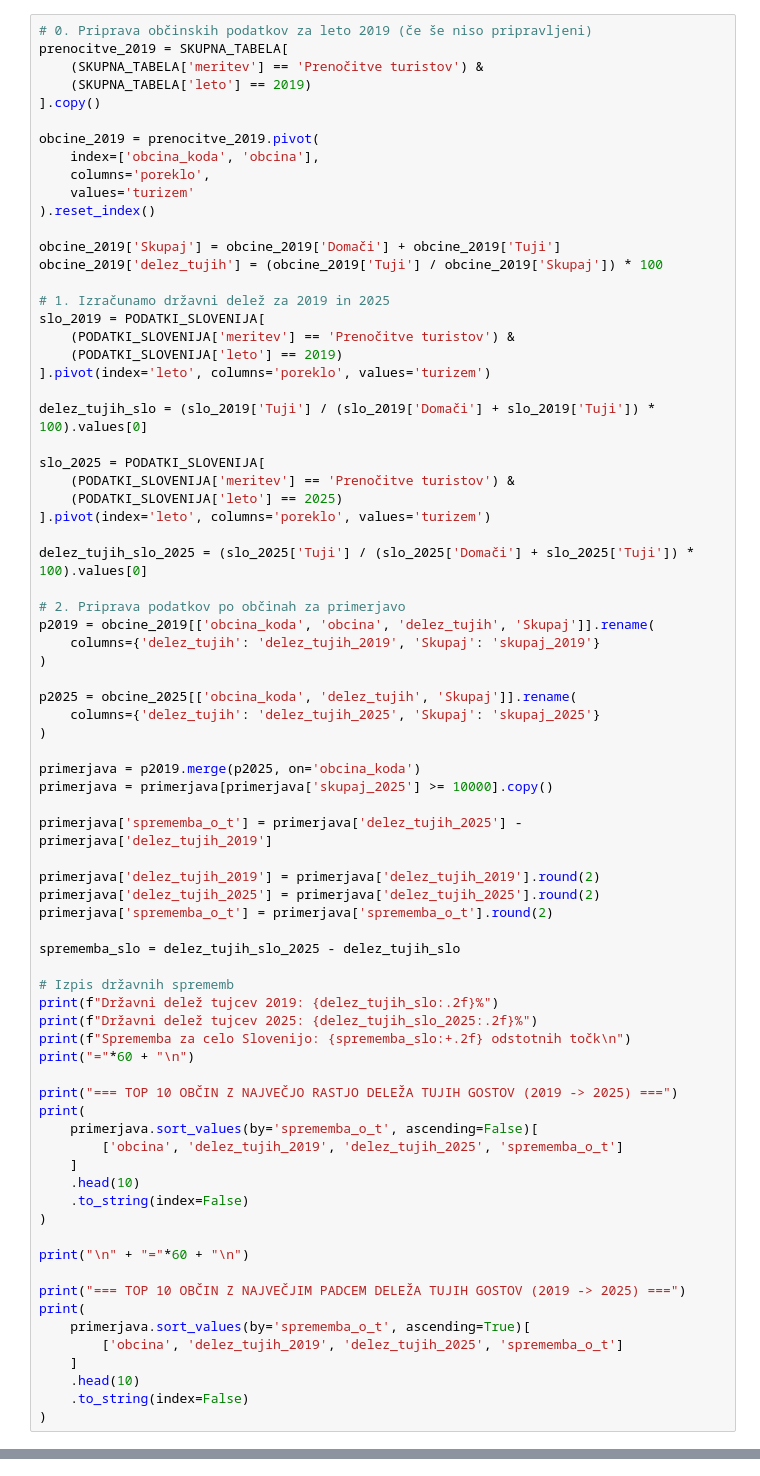
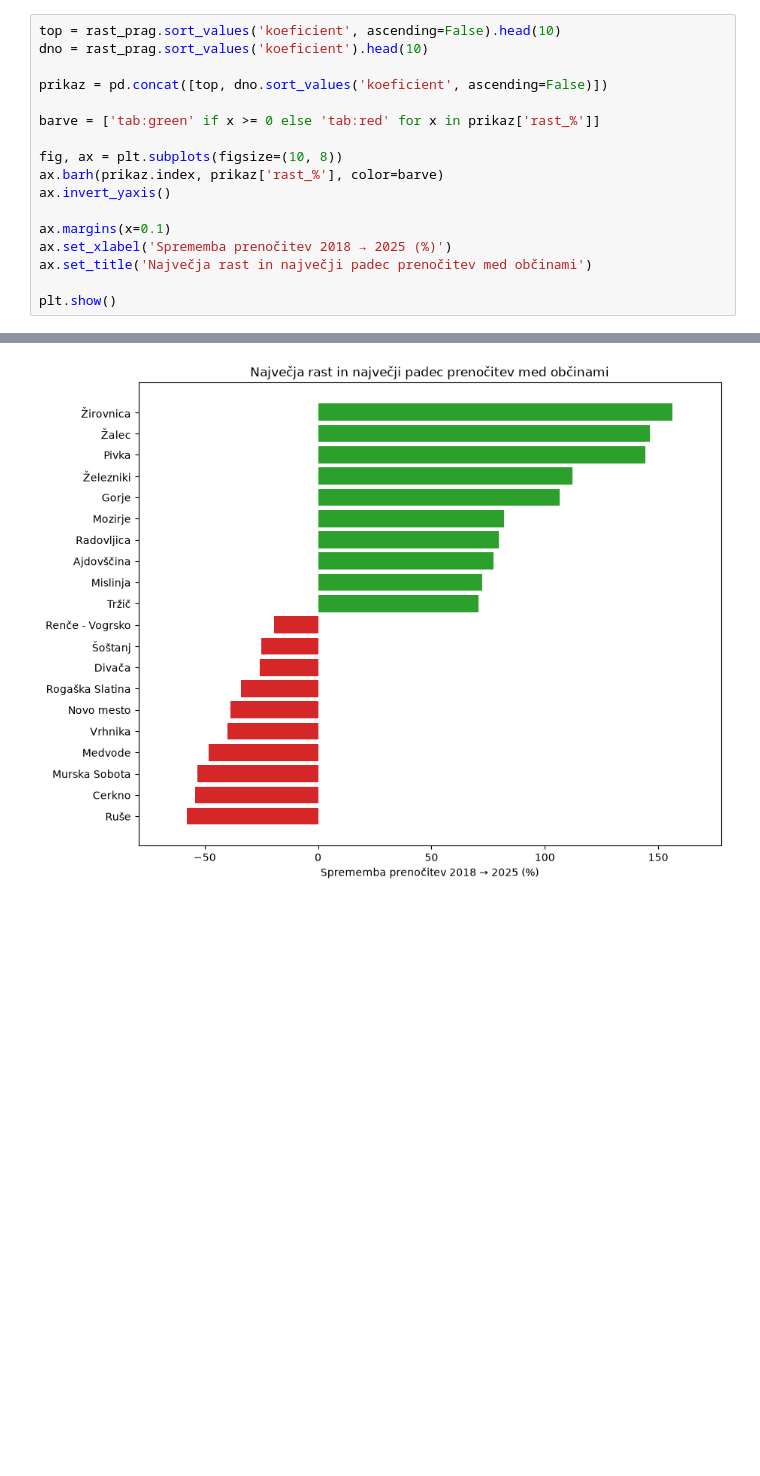
Before and after one commit to miharucigaj/Turizem, a Jupyter notebook: analiza_prihodov.ipynb, the cells around one changed output, grey strips where cells are left out. Drawn from its saved outputs; the diff is of its cells as text; blank space fills up the shorter version.

```diff
--- a/analiza_prihodov.ipynb
+++ b/analiza_prihodov.ipynb
@@ -223,77 +172,18 @@ Dolenjske Toplice 129288.0        23.30
 # %%
-# 0. Priprava občinskih podatkov za leto 2019 (če še niso pripravljeni)
-prenocitve_2019 = SKUPNA_TABELA[
-    (SKUPNA_TABELA['meritev'] == 'Prenočitve turistov') &
-    (SKUPNA_TABELA['leto'] == 2019)
-].copy()
+top = rast_prag.sort_values('koeficient', ascending=False).head(10)
+dno = rast_prag.sort_values('koeficient').head(10)
 
-obcine_2019 = prenocitve_2019.pivot(
-    index=['obcina_koda', 'obcina'],
-    columns='poreklo',
-    values='turizem'
-).reset_index()
+prikaz = pd.concat([top, dno.sort_values('koeficient', ascending=False)])
 
-obcine_2019['Skupaj'] = obcine_2019['Domači'] + obcine_2019['Tuji']
-obcine_2019['delez_tujih'] = (obcine_2019['Tuji'] / obcine_2019['Skupaj']) * 100
+barve = ['tab:green' if x >= 0 else 'tab:red' for x in prikaz['rast_%']]
 
-# 1. Izračunamo državni delež za 2019 in 2025
-slo_2019 = PODATKI_SLOVENIJA[
-    (PODATKI_SLOVENIJA['meritev'] == 'Prenočitve turistov') &
-    (PODATKI_SLOVENIJA['leto'] == 2019)
-].pivot(index='leto', columns='poreklo', values='turizem')
+fig, ax = plt.subplots(figsize=(10, 8))
+ax.barh(prikaz.index, prikaz['rast_%'], color=barve)
+ax.invert_yaxis()
 
-delez_tujih_slo = (slo_2019['Tuji'] / (slo_2019['Domači'] + slo_2019['Tuji']) * 100).values[0]
+ax.margins(x=0.1)
+ax.set_xlabel('Sprememba prenočitev 2018 → 2025 (%)')
+ax.set_title('Največja rast in največji padec prenočitev med občinami')
 
-slo_2025 = PODATKI_SLOVENIJA[
-    (PODATKI_SLOVENIJA['meritev'] == 'Prenočitve turistov') &
-    (PODATKI_SLOVENIJA['leto'] == 2025)
-].pivot(index='leto', columns='poreklo', values='turizem')
-
-delez_tujih_slo_2025 = (slo_2025['Tuji'] / (slo_2025['Domači'] + slo_2025['Tuji']) * 100).values[0]
-
-# 2. Priprava podatkov po občinah za primerjavo
-p2019 = obcine_2019[['obcina_koda', 'obcina', 'delez_tujih', 'Skupaj']].rename(
-    columns={'delez_tujih': 'delez_tujih_2019', 'Skupaj': 'skupaj_2019'}
-)
-
-p2025 = obcine_2025[['obcina_koda', 'delez_tujih', 'Skupaj']].rename(
-    columns={'delez_tujih': 'delez_tujih_2025', 'Skupaj': 'skupaj_2025'}
-)
-
-primerjava = p2019.merge(p2025, on='obcina_koda')
-primerjava = primerjava[primerjava['skupaj_2025'] >= 10000].copy()
-
-primerjava['sprememba_o_t'] = primerjava['delez_tujih_2025'] - primerjava['delez_tujih_2019']
-
-primerjava['delez_tujih_2019'] = primerjava['delez_tujih_2019'].round(2)
-primerjava['delez_tujih_2025'] = primerjava['delez_tujih_2025'].round(2)
-primerjava['sprememba_o_t'] = primerjava['sprememba_o_t'].round(2)
-
-sprememba_slo = delez_tujih_slo_2025 - delez_tujih_slo
-
-# Izpis državnih sprememb
-print(f"Državni delež tujcev 2019: {delez_tujih_slo:.2f}%")
-print(f"Državni delež tujcev 2025: {delez_tujih_slo_2025:.2f}%")
-print(f"Sprememba za celo Slovenijo: {sprememba_slo:+.2f} odstotnih točk\n")
-print("="*60 + "\n")
-
-print("=== TOP 10 OBČIN Z NAJVEČJO RASTJO DELEŽA TUJIH GOSTOV (2019 -> 2025) ===")
-print(
-    primerjava.sort_values(by='sprememba_o_t', ascending=False)[
-        ['obcina', 'delez_tujih_2019', 'delez_tujih_2025', 'sprememba_o_t']
-    ]
-    .head(10)
-    .to_string(index=False)
-)
-
-print("\n" + "="*60 + "\n")
-
-print("=== TOP 10 OBČIN Z NAJVEČJIM PADCEM DELEŽA TUJIH GOSTOV (2019 -> 2025) ===")
-print(
-    primerjava.sort_values(by='sprememba_o_t', ascending=True)[
-        ['obcina', 'delez_tujih_2019', 'delez_tujih_2025', 'sprememba_o_t']
-    ]
-    .head(10)
-    .to_string(index=False)
-)
+plt.show()
 # %% [output]
@@ -316,0 +190 @@ Sprememba za celo Slovenijo: +2.79 odstotnih točk
+[figure, added]
```
Also changed, not shown: parts of 17 cells of this notebook.
